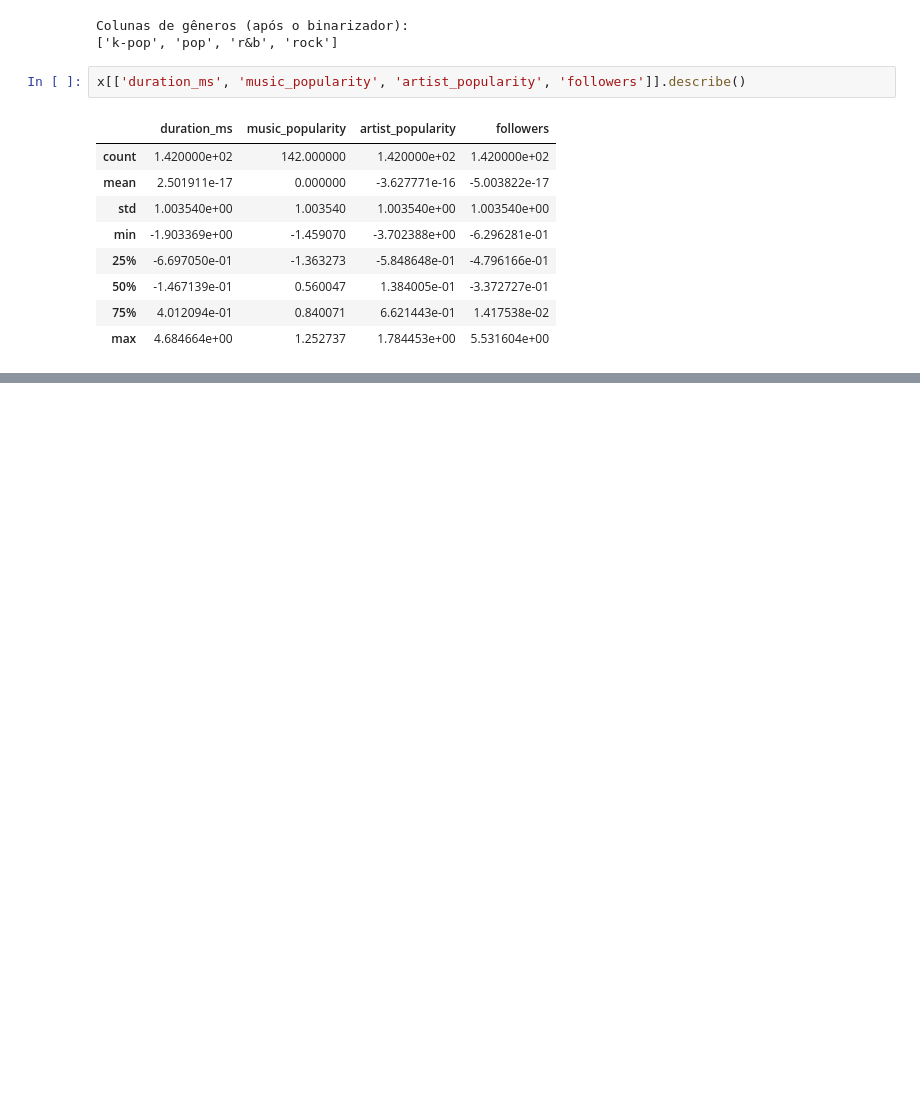
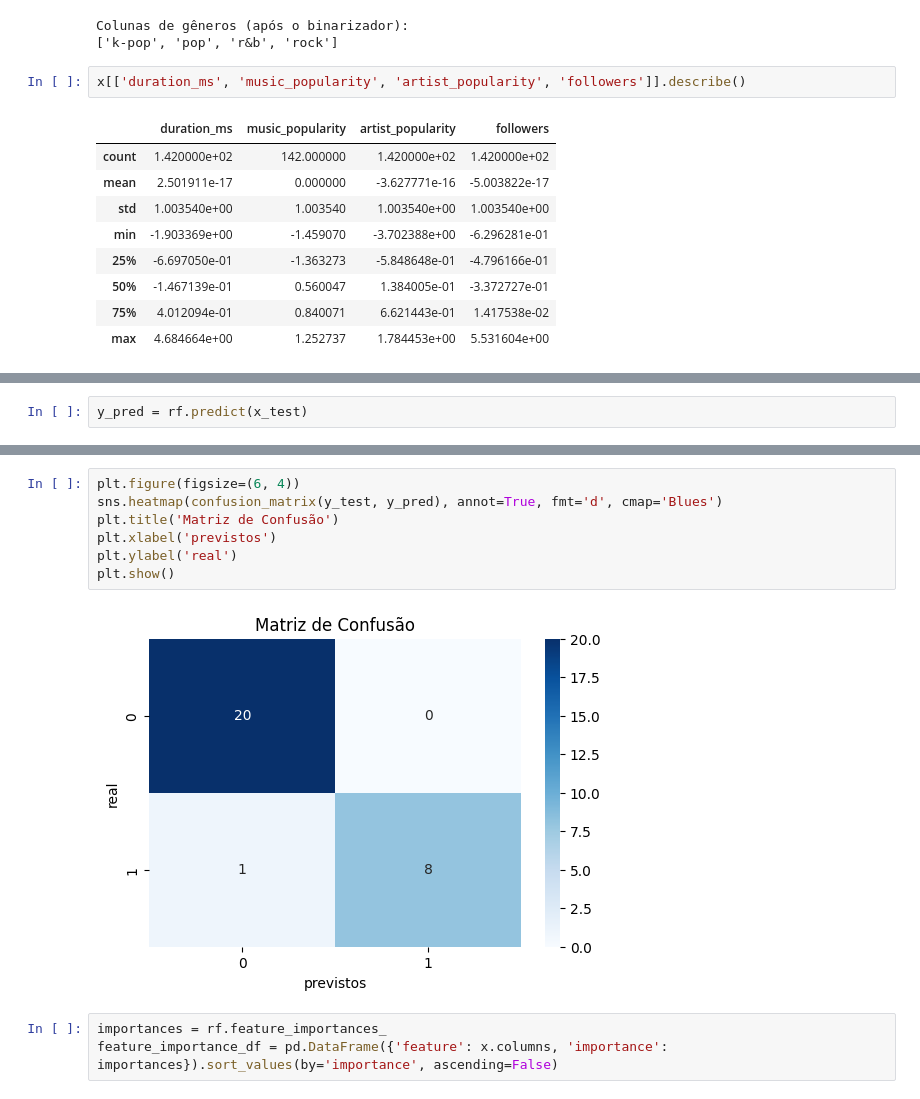
Before and after one commit to GiuBonacchi/Music, a Jupyter notebook: Cópia_de_Conheça_o_Colab.ipynb, the cells around one changed output, grey strips where cells are left out. Saved outputs shown, nothing was run; the diff lists cells and outputs as text; blank space fills up the shorter version.

```diff
--- a/Cópia_de_Conheça_o_Colab.ipynb
+++ b/Cópia_de_Conheça_o_Colab.ipynb
@@ -289,0 +298,2 @@ x.head()
+# %%
+y_pred = rf.predict(x_test)
@@ -289,0 +318,12 @@ x.head()
+# %%
+plt.figure(figsize=(6, 4))
+sns.heatmap(confusion_matrix(y_test, y_pred), annot=True, fmt='d', cmap='Blues')
+plt.title('Matriz de Confusão')
+plt.xlabel('previstos')
+plt.ylabel('real')
+plt.show()
+# %% [output]
+[figure, added]
+# %%
+importances = rf.feature_importances_
+feature_importance_df = pd.DataFrame({'feature': x.columns, 'importance': importances}).sort_values(by='importance', ascending=False)
```
Also changed, not shown: parts of 14 cells of this notebook.
